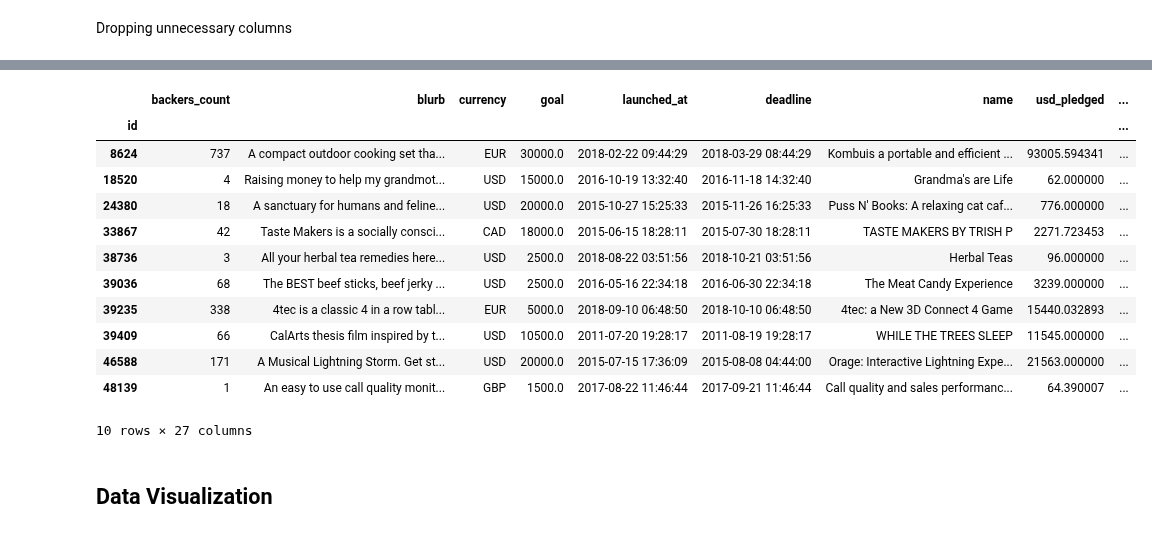
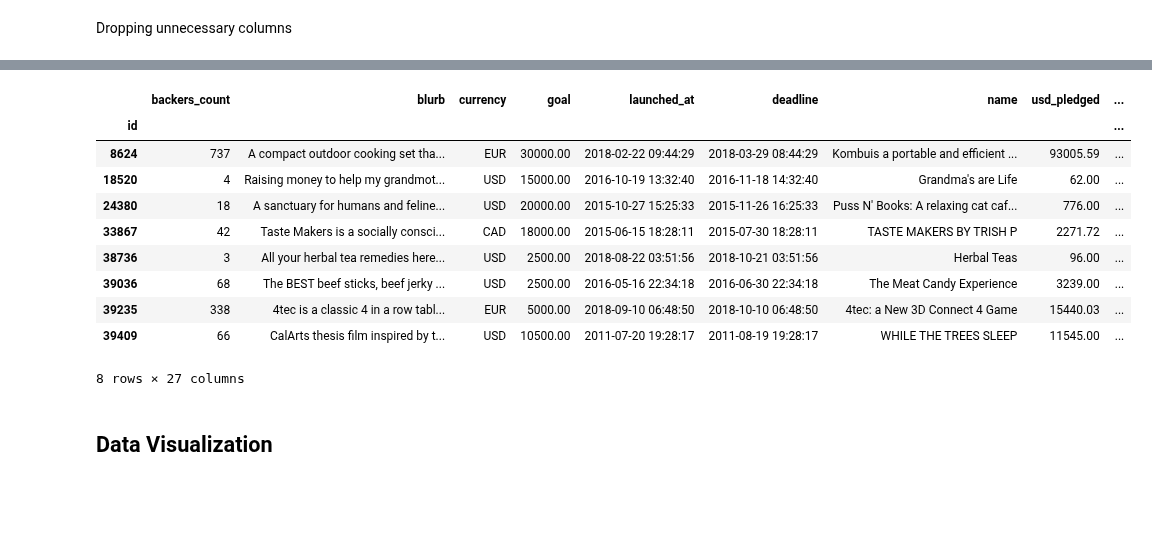
Before and after one commit to dwitten392/Springboard---DW, a Jupyter notebook: Capstone 1 - Kickstarter/Kickstarter Projects - Cleaning and Visualization.ipynb, the cells around one changed output, grey strips where cells are left out. Cells and saved outputs as stored; diff of their text form; code cells hidden in the pictures; blank space fills up the shorter version.

```diff
--- a/Capstone 1 - Kickstarter/Kickstarter Projects - Cleaning and Visualization.ipynb
+++ b/Capstone 1 - Kickstarter/Kickstarter Projects - Cleaning and Visualization.ipynb
@@ -18,3 +26,6 @@ display(HTML("<style>.container { width:90% !important; }</style>"))
+# %%
+#change the float display for when using .describe()
+pd.options.display.float_format = "{:.2f}".format
 # %%
 #read in and preview file
 #download path https://www.kaggle.com/toshimelonhead/400000-kickstarter-projects
@@ -296,21 +305,19 @@ dtypes: bool(6), datetime64[ns](2), float64(5), int64(4), object(10)
 memory usage: 46.5+ MB
 # %%
 #examining data lines for more insights on keywords
-cleaned_data.head(10)
+cleaned_data.head(8)
 # %% [output]
 |  | backers_count | blurb | currency | goal | launched_at | deadline | name | usd_pledged | ... |
 | id |  |  |  |  |  |  |  |  | ... |
-| 8624 | 737 | A compact outdoor cooking set tha... | EUR | 30000.0 | 2018-02-22 09:44:29 | 2018-03-29 08:44:29 | Kombuis a portable and efficient ... | 93005.594341 | ... |
-| 18520 | 4 | Raising money to help my grandmot... | USD | 15000.0 | 2016-10-19 13:32:40 | 2016-11-18 14:32:40 | Grandma's are Life | 62.000000 | ... |
-| 24380 | 18 | A sanctuary for humans and feline... | USD | 20000.0 | 2015-10-27 15:25:33 | 2015-11-26 16:25:33 | Puss N' Books: A relaxing cat caf... | 776.000000 | ... |
-| 33867 | 42 | Taste Makers is a socially consci... | CAD | 18000.0 | 2015-06-15 18:28:11 | 2015-07-30 18:28:11 | TASTE MAKERS BY TRISH P | 2271.723453 | ... |
-| 38736 | 3 | All your herbal tea remedies here... | USD | 2500.0 | 2018-08-22 03:51:56 | 2018-10-21 03:51:56 | Herbal Teas | 96.000000 | ... |
-| 39036 | 68 | The BEST beef sticks, beef jerky ... | USD | 2500.0 | 2016-05-16 22:34:18 | 2016-06-30 22:34:18 | The Meat Candy Experience | 3239.000000 | ... |
-| 39235 | 338 | 4tec is a classic 4 in a row tabl... | EUR | 5000.0 | 2018-09-10 06:48:50 | 2018-10-10 06:48:50 | 4tec: a New 3D Connect 4 Game | 15440.032893 | ... |
-| 39409 | 66 | CalArts thesis film inspired by t... | USD | 10500.0 | 2011-07-20 19:28:17 | 2011-08-19 19:28:17 | WHILE THE TREES SLEEP | 11545.000000 | ... |
-| 46588 | 171 | A Musical Lightning Storm. Get st... | USD | 20000.0 | 2015-07-15 17:36:09 | 2015-08-08 04:44:00 | Orage: Interactive Lightning Expe... | 21563.000000 | ... |
-| 48139 | 1 | An easy to use call quality monit... | GBP | 1500.0 | 2017-08-22 11:46:44 | 2017-09-21 11:46:44 | Call quality and sales performanc... | 64.390007 | ... |
+| 8624 | 737 | A compact outdoor cooking set tha... | EUR | 30000.00 | 2018-02-22 09:44:29 | 2018-03-29 08:44:29 | Kombuis a portable and efficient ... | 93005.59 | ... |
+| 18520 | 4 | Raising money to help my grandmot... | USD | 15000.00 | 2016-10-19 13:32:40 | 2016-11-18 14:32:40 | Grandma's are Life | 62.00 | ... |
+| 24380 | 18 | A sanctuary for humans and feline... | USD | 20000.00 | 2015-10-27 15:25:33 | 2015-11-26 16:25:33 | Puss N' Books: A relaxing cat caf... | 776.00 | ... |
+| 33867 | 42 | Taste Makers is a socially consci... | CAD | 18000.00 | 2015-06-15 18:28:11 | 2015-07-30 18:28:11 | TASTE MAKERS BY TRISH P | 2271.72 | ... |
+| 38736 | 3 | All your herbal tea remedies here... | USD | 2500.00 | 2018-08-22 03:51:56 | 2018-10-21 03:51:56 | Herbal Teas | 96.00 | ... |
+| 39036 | 68 | The BEST beef sticks, beef jerky ... | USD | 2500.00 | 2016-05-16 22:34:18 | 2016-06-30 22:34:18 | The Meat Candy Experience | 3239.00 | ... |
+| 39235 | 338 | 4tec is a classic 4 in a row tabl... | EUR | 5000.00 | 2018-09-10 06:48:50 | 2018-10-10 06:48:50 | 4tec: a New 3D Connect 4 Game | 15440.03 | ... |
+| 39409 | 66 | CalArts thesis film inspired by t... | USD | 10500.00 | 2011-07-20 19:28:17 | 2011-08-19 19:28:17 | WHILE THE TREES SLEEP | 11545.00 | ... |
-10 rows × 27 columns
+8 rows × 27 columns
 # %% [markdown]
 ## Data Visualization
 # %%
```
Also changed, not shown: parts of 36 cells of this notebook.
